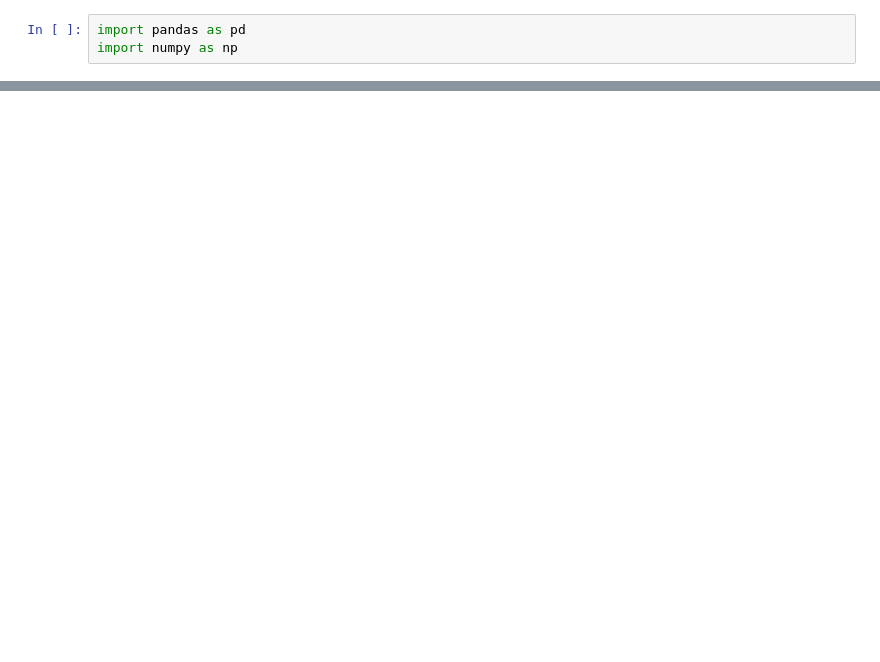
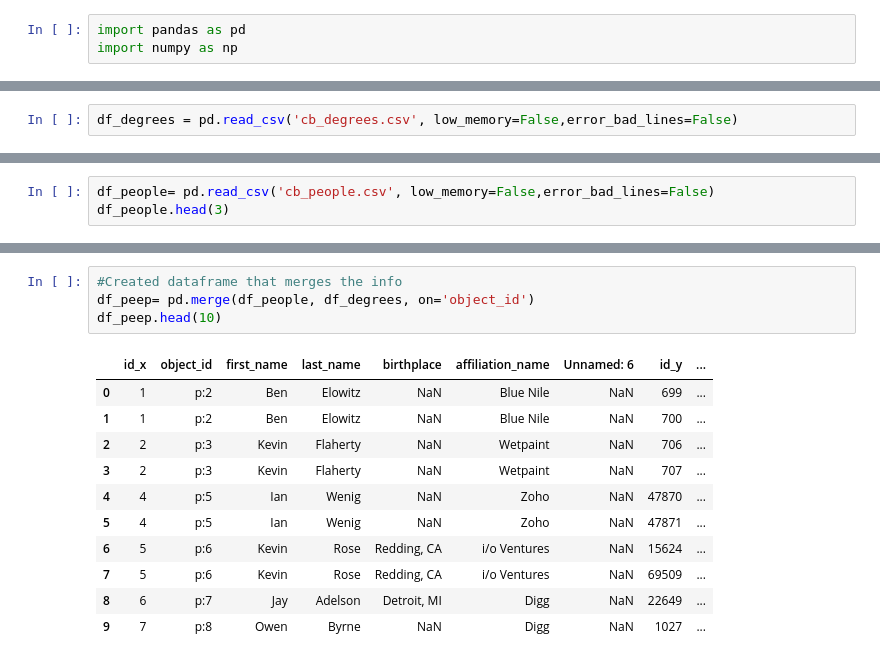
Before and after one commit to oanaale95/TL-Seeder, a Jupyter notebook: DataScienceML.ipynb, the cells around one changed output, grey strips where cells are left out. Drawn from its saved outputs; the diff is of its cells as text; blank space fills up the shorter version.

Commit message:
merged people and degrees

```diff
--- a/DataScienceML.ipynb
+++ b/DataScienceML.ipynb
@@ -56,0 +19,2 @@ C:\Users\asabau\Anaconda3\lib\site-packages\IPython\core\interactiveshell.py:269
+# %%
+df_degrees = pd.read_csv('cb_degrees.csv', low_memory=False,error_bad_lines=False)
@@ -56,0 +108,3 @@ C:\Users\asabau\Anaconda3\lib\site-packages\IPython\core\interactiveshell.py:269
+# %%
+df_people= pd.read_csv('cb_people.csv', low_memory=False,error_bad_lines=False)
+df_people.head(3)
@@ -56,0 +143,16 @@ C:\Users\asabau\Anaconda3\lib\site-packages\IPython\core\interactiveshell.py:269
+# %%
+#Created dataframe that merges the info
+df_peep= pd.merge(df_people, df_degrees, on='object_id')
+df_peep.head(10)
+# %% [output]
+|  | id_x | object_id | first_name | last_name | birthplace | affiliation_name | Unnamed: 6 | id_y | ... |
+| 0 | 1 | p:2 | Ben | Elowitz | NaN | Blue Nile | NaN | 699 | ... |
+| 1 | 1 | p:2 | Ben | Elowitz | NaN | Blue Nile | NaN | 700 | ... |
+| 2 | 2 | p:3 | Kevin | Flaherty | NaN | Wetpaint | NaN | 706 | ... |
+| 3 | 2 | p:3 | Kevin | Flaherty | NaN | Wetpaint | NaN | 707 | ... |
+| 4 | 4 | p:5 | Ian | Wenig | NaN | Zoho | NaN | 47870 | ... |
+| 5 | 4 | p:5 | Ian | Wenig | NaN | Zoho | NaN | 47871 | ... |
+| 6 | 5 | p:6 | Kevin | Rose | Redding, CA | i/o Ventures | NaN | 15624 | ... |
+| 7 | 5 | p:6 | Kevin | Rose | Redding, CA | i/o Ventures | NaN | 69509 | ... |
+| 8 | 6 | p:7 | Jay | Adelson | Detroit, MI | Digg | NaN | 22649 | ... |
+| 9 | 7 | p:8 | Owen | Byrne | NaN | Digg | NaN | 1027 | ... |
```
Also changed, not shown: parts of 31 cells of this notebook.
